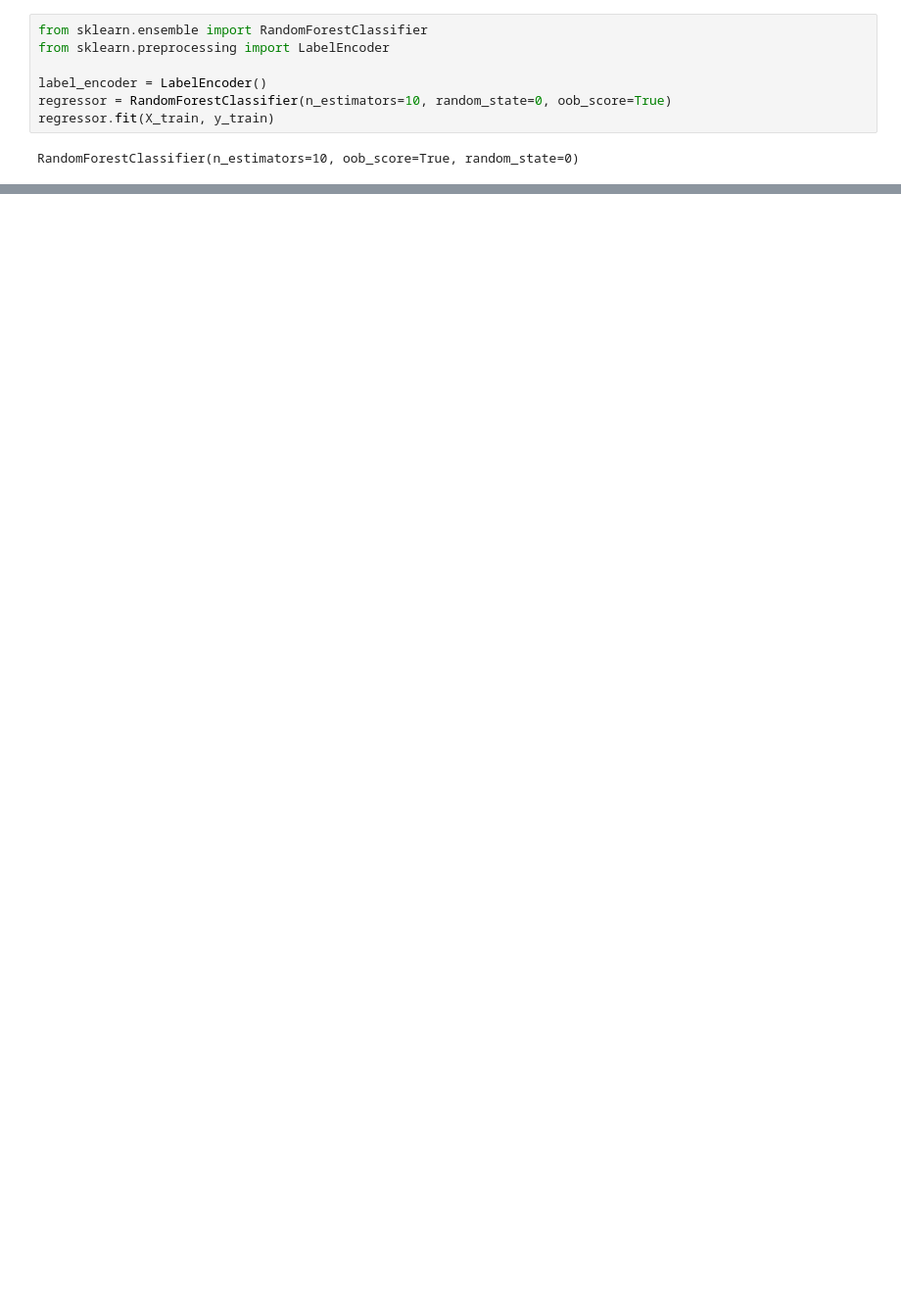
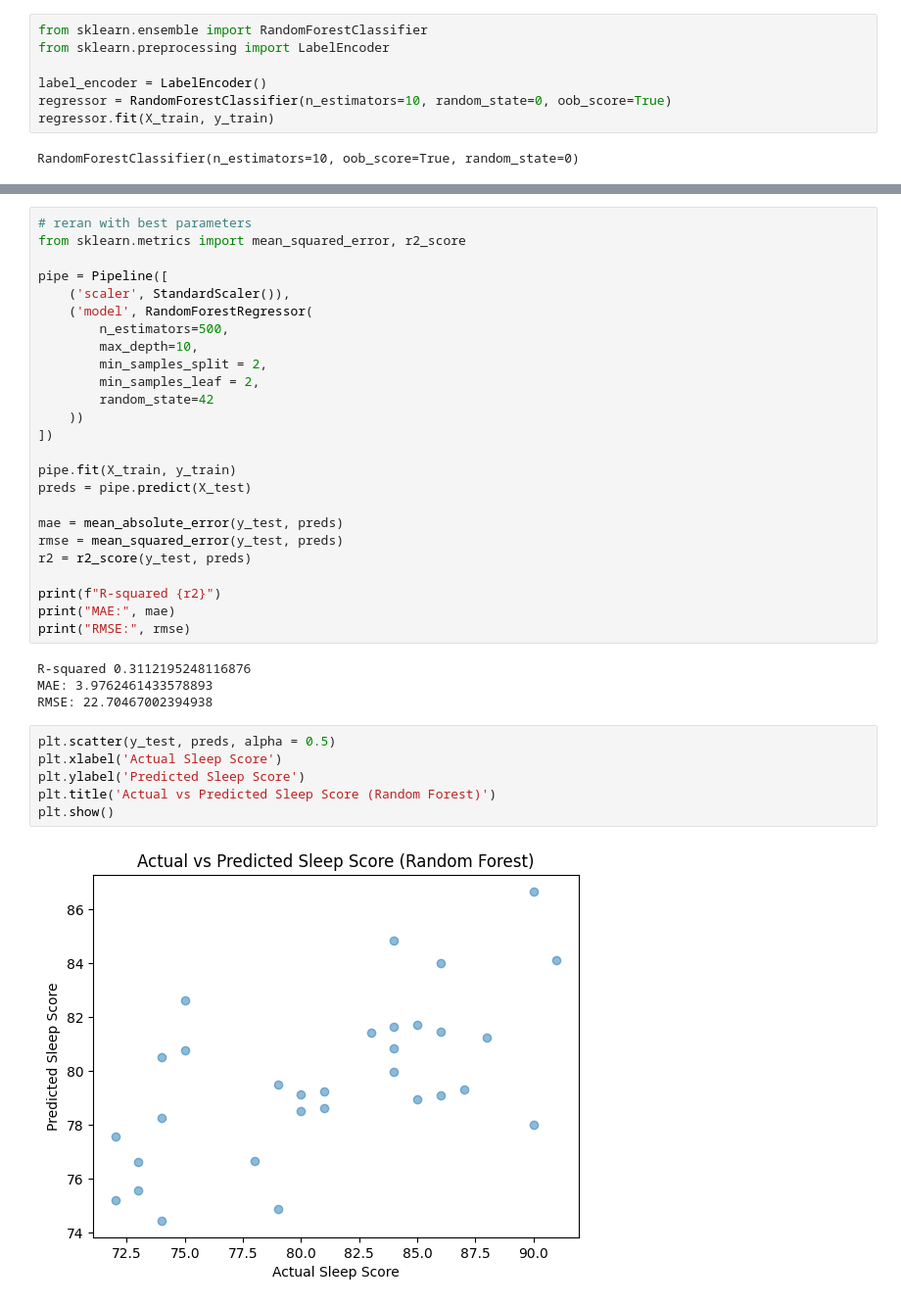
Before and after one commit to liaohan618/Fitbit, a Jupyter notebook: fitbit_model.ipynb, the cells around one changed output, grey strips where cells are left out. Shown at 98% size. Saved outputs shown, nothing was run; the diff lists cells and outputs as text; blank space fills up the shorter version.

```diff
--- a/fitbit_model.ipynb
+++ b/fitbit_model.ipynb
@@ -156,0 +229,37 @@ plt.show()
+# %%
+# reran with best parameters
+from sklearn.metrics import mean_squared_error, r2_score
+
+pipe = Pipeline([
+    ('scaler', StandardScaler()),
+    ('model', RandomForestRegressor(
+        n_estimators=500,
+        max_depth=10,
+        min_samples_split = 2,
+        min_samples_leaf = 2,
+        random_state=42
+    ))
+])
+
+pipe.fit(X_train, y_train)
+preds = pipe.predict(X_test)
+
+mae = mean_absolute_error(y_test, preds)
+rmse = mean_squared_error(y_test, preds)
+r2 = r2_score(y_test, preds)
+
+print(f"R-squared {r2}")
+print("MAE:", mae)
+print("RMSE:", rmse)
+# %% [output]
+R-squared 0.3112195248116876
+MAE: 3.9762461433578893
+RMSE: 22.70467002394938
+# %%
+plt.scatter(y_test, preds, alpha = 0.5)
+plt.xlabel('Actual Sleep Score')
+plt.ylabel('Predicted Sleep Score')
+plt.title('Actual vs Predicted Sleep Score (Random Forest)')
+plt.show()
+# %% [output]
+[figure, added]
```
Also changed, not shown: parts of 12 cells of this notebook.
